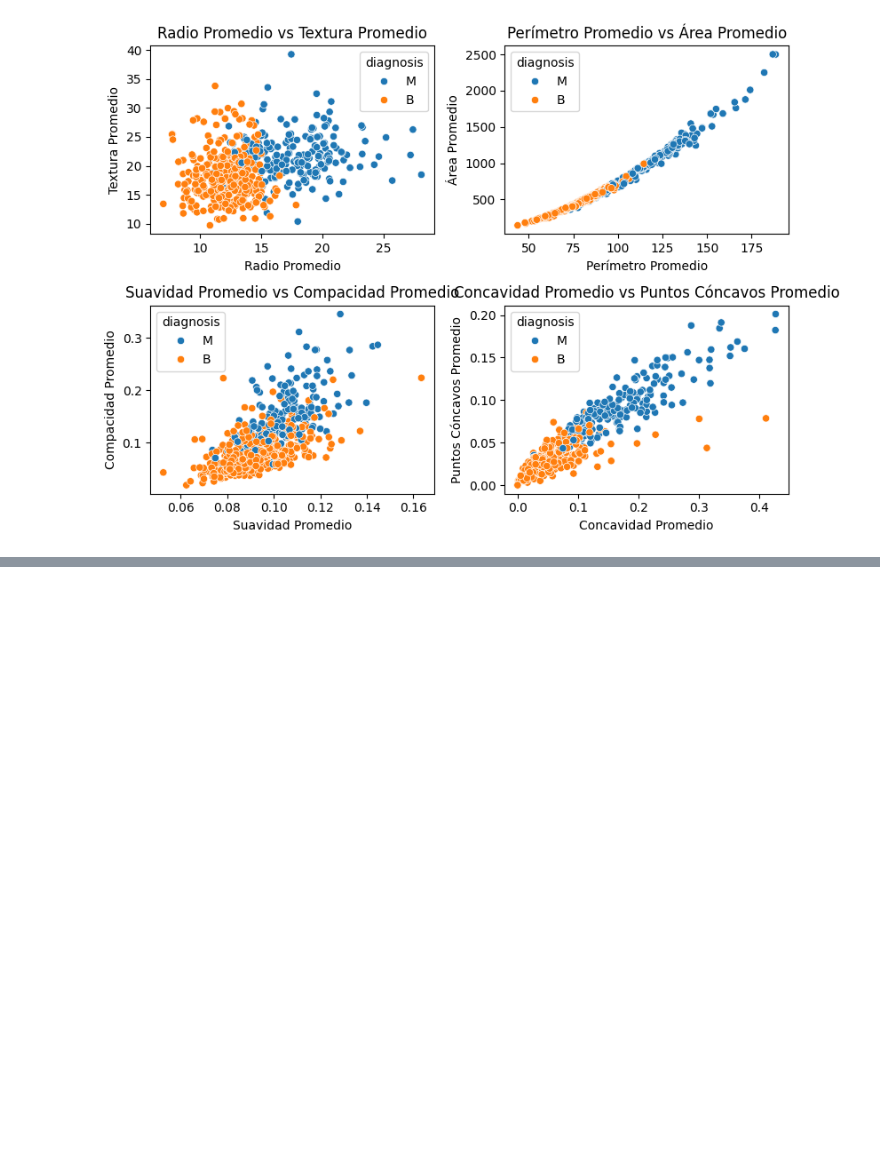
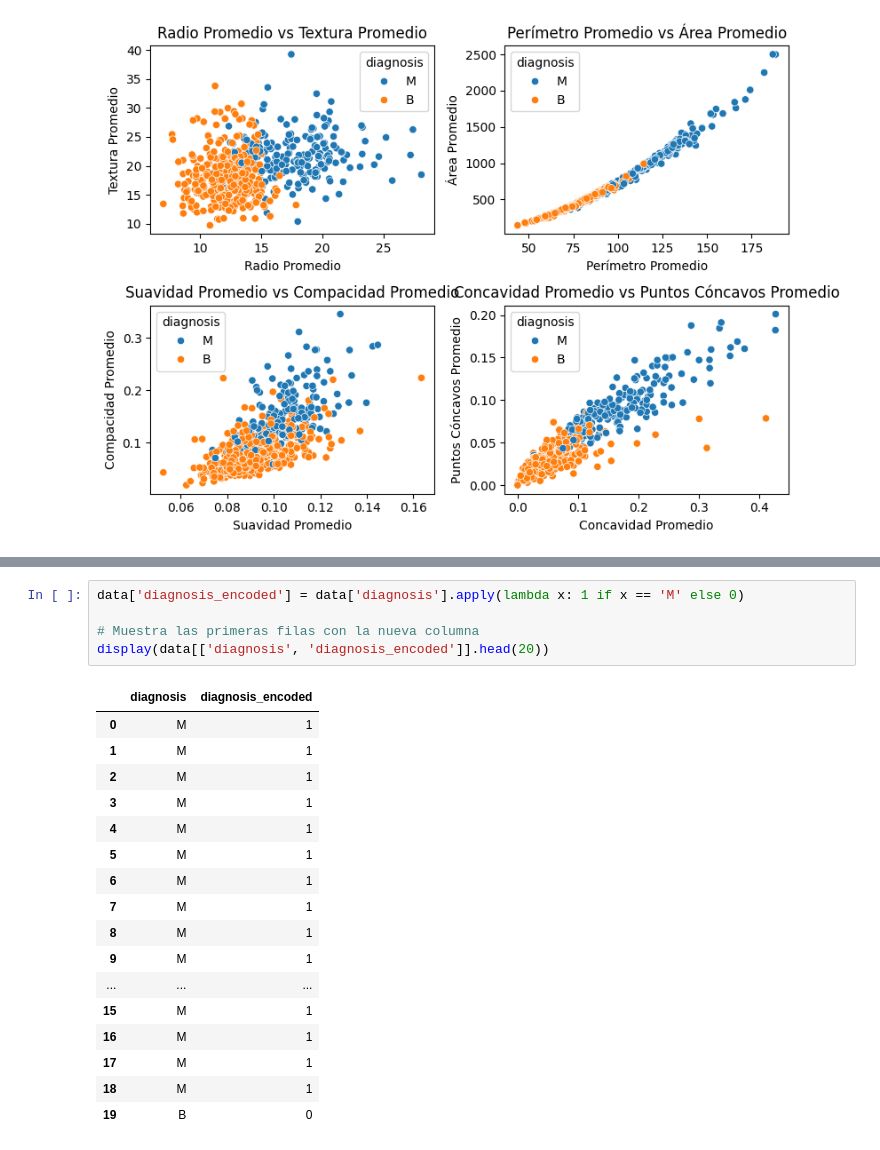
Before and after one commit to Mcps40/Dunder, a Jupyter notebook: data_Cancer.ipynb, the cells around one changed output, grey strips where cells are left out. Drawn from its saved outputs; the diff is of its cells as text; blank space fills up the shorter version.

```diff
--- a/data_Cancer.ipynb
+++ b/data_Cancer.ipynb
@@ -150,0 +174,23 @@ plt.show()
+# %%
+data['diagnosis_encoded'] = data['diagnosis'].apply(lambda x: 1 if x == 'M' else 0)
+
+# Muestra las primeras filas con la nueva columna
+display(data[['diagnosis', 'diagnosis_encoded']].head(20))
+# %% [output]
+|  | diagnosis | diagnosis_encoded |
+| 0 | M | 1 |
+| 1 | M | 1 |
+| 2 | M | 1 |
+| 3 | M | 1 |
+| 4 | M | 1 |
+| 5 | M | 1 |
+| 6 | M | 1 |
+| 7 | M | 1 |
+| 8 | M | 1 |
+| 9 | M | 1 |
+| ... | ... | ... |
+| 15 | M | 1 |
+| 16 | M | 1 |
+| 17 | M | 1 |
+| 18 | M | 1 |
+| 19 | B | 0 |
```
Also changed, not shown: parts of 3 cells of this notebook.
